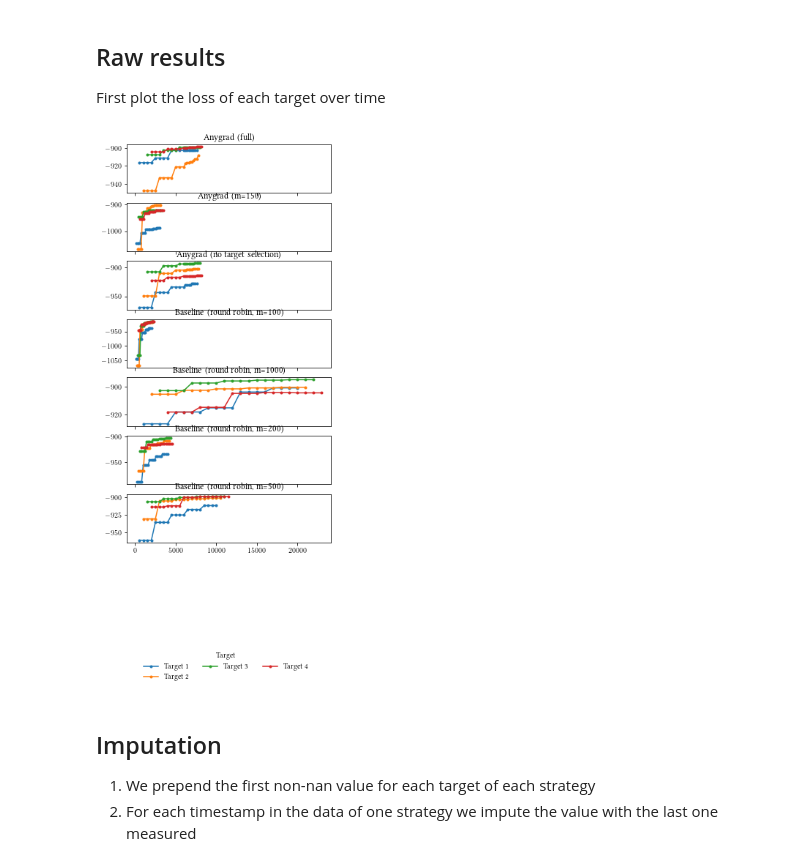
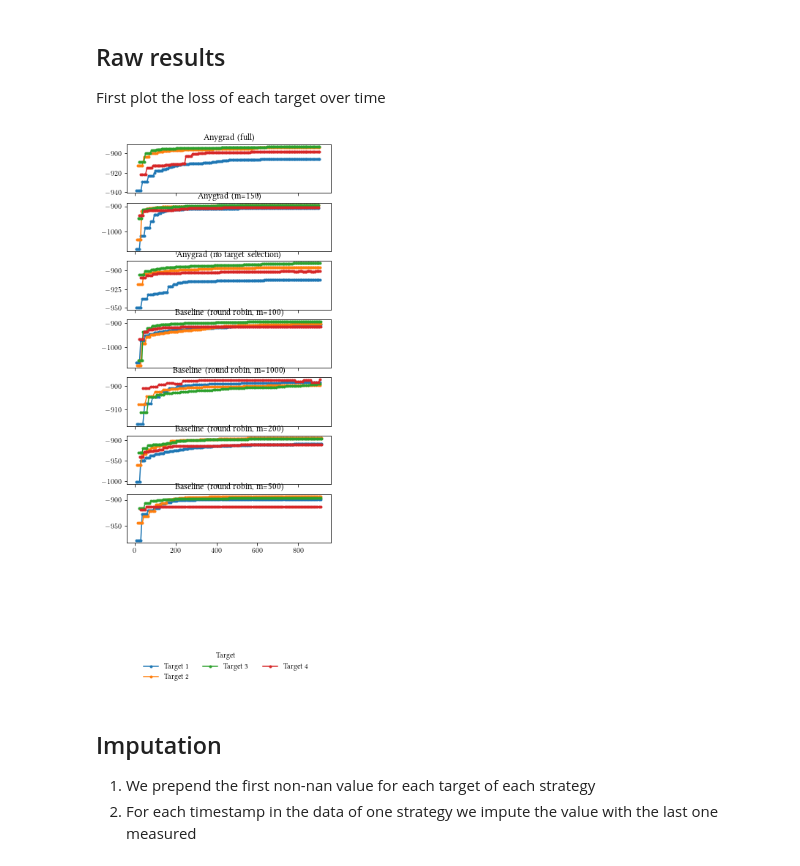
Before and after one commit to heymarco/anygrad, a Jupyter notebook: plotting/evaluate_autoencoder.ipynb, the cells around one changed output. Drawn from its saved outputs; the diff is of its cells as text; code cells hidden in the pictures.

```diff
--- a/plotting/evaluate_autoencoder.ipynb
+++ b/plotting/evaluate_autoencoder.ipynb
@@ -43,21 +43,21 @@ First plot the loss of each target over time
 # %%
 fig, axes = plt.subplots(nrows=num_strategies, sharex="all", figsize=(5,10))
 for i, strategy in enumerate(strategies):
     strategy_data = data[data["strategy"] == strategy]
     ax = axes[i]
     ax.set_title(strategy)
     for target in targets:
         target_data = strategy_data[strategy_data["target"] == target]
-        ax.plot(target_data["total_iterations"][:20], target_data["value"][:20], label=target, marker=".")
+        ax.plot(target_data["total_time"], target_data["value"], label=target, marker=".")
 handles, labels = axes.flatten()[0].get_legend_handles_labels()
 for ax in axes.flatten():
     if ax.get_legend():
         ax.get_legend().remove()
 lgd = plt.figlegend(handles, labels, loc='lower center', bbox_to_anchor=(0., -0.15, 1, 1),
                   frameon=False, ncol=3, title="Target")
 plt.show()
 # %% [output]
-[figure, old version]
+[figure, new version]
 # %% [markdown]
 ## Imputation
 
```
Also changed, not shown: parts of 5 cells of this notebook, 2 other files.
